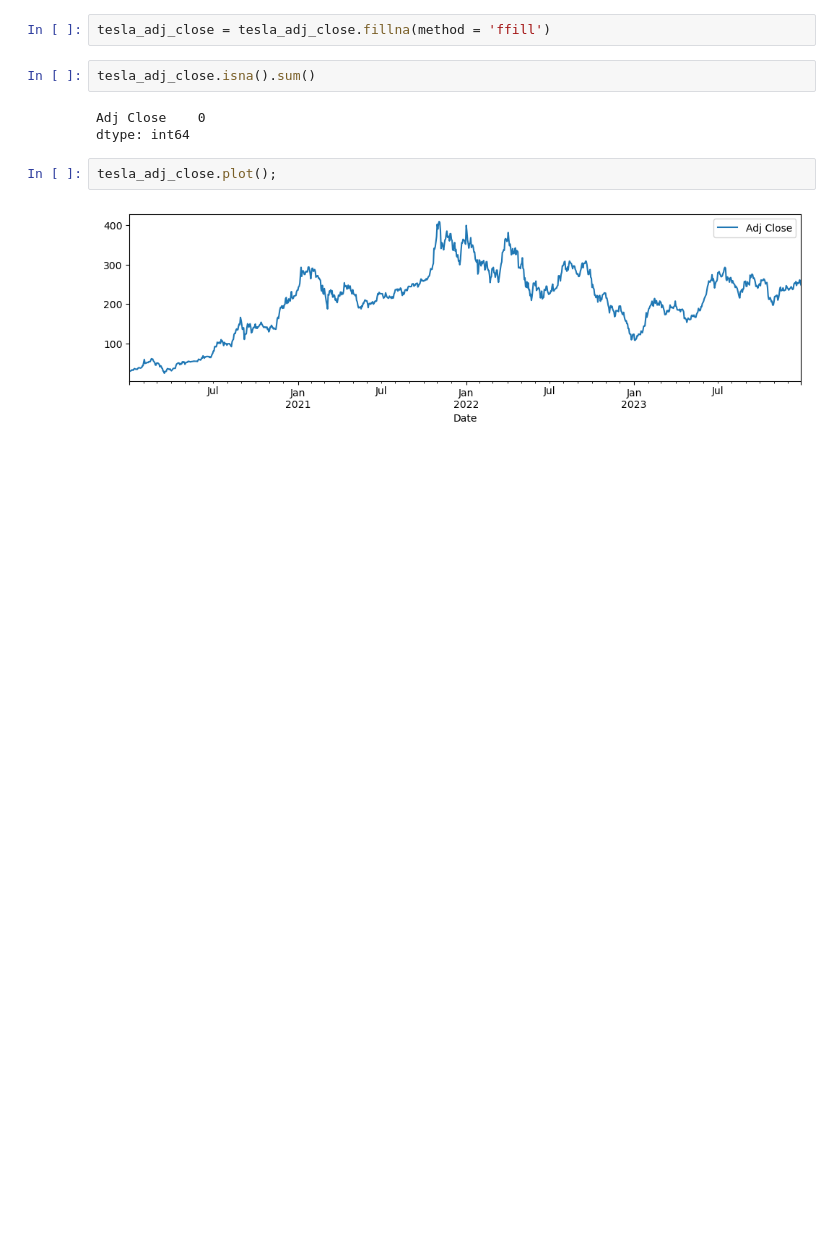
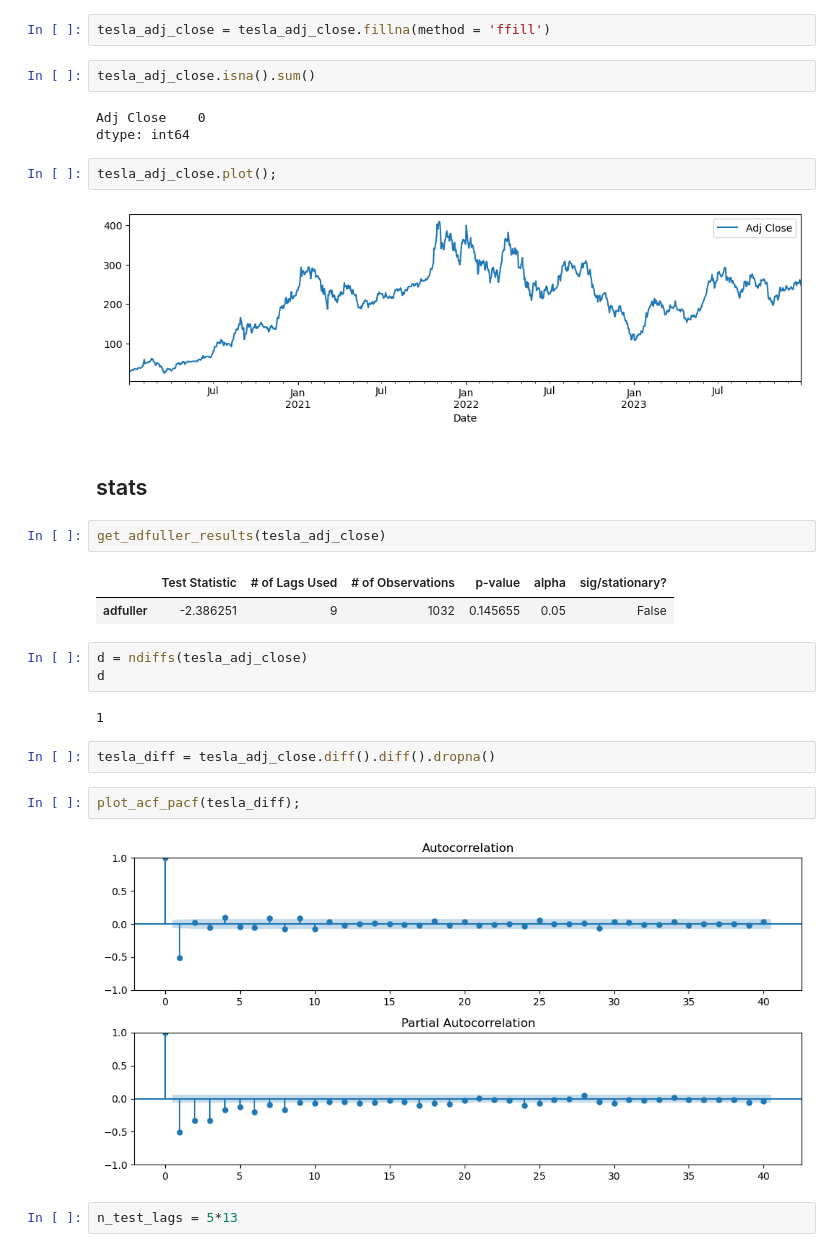
Before and after one commit to donmarcolaureano/tesla_ticker, a Jupyter notebook: tesla_notebook.ipynb, the cells around one changed output. Drawn from its saved outputs; the diff is of its cells as text; blank space fills up the shorter version.

```diff
--- a/tesla_notebook.ipynb
+++ b/tesla_notebook.ipynb
@@ -324,3 +324,23 @@ dtype: int64
 tesla_adj_close.plot();
 # %% [output]
 [figure]
+# %% [markdown]
+## stats
+# %%
+get_adfuller_results(tesla_adj_close)
+# %% [output]
+|  | Test Statistic | # of Lags Used | # of Observations | p-value | alpha | sig/stationary? |
+| adfuller | -2.386251 | 9 | 1032 | 0.145655 | 0.05 | False |
+# %%
+d = ndiffs(tesla_adj_close)
+d
+# %% [output]
+1
+# %%
+tesla_diff = tesla_adj_close.diff().diff().dropna()
+# %%
+plot_acf_pacf(tesla_diff);
+# %% [output]
+[figure, added]
+# %%
+n_test_lags = 5*13
```
Also changed, not shown: parts of 10 cells of this notebook.
